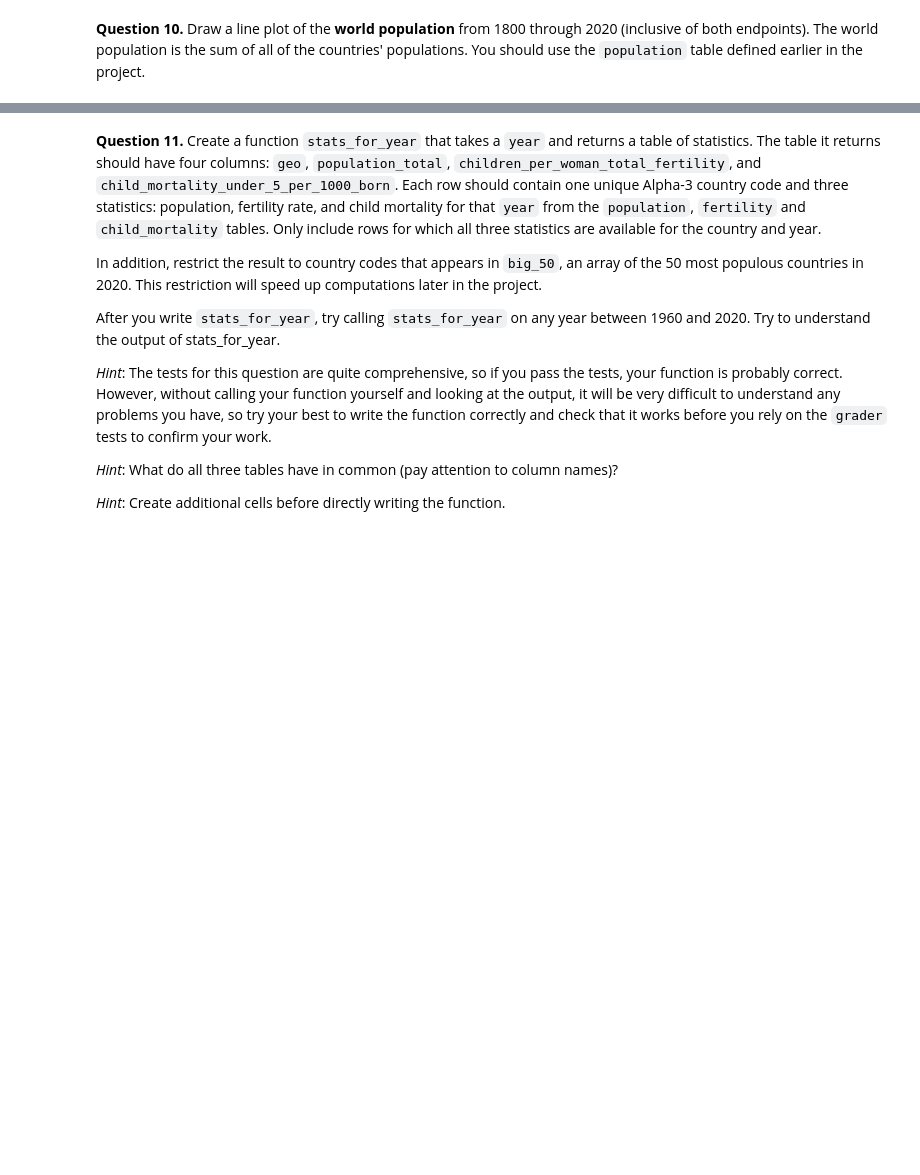
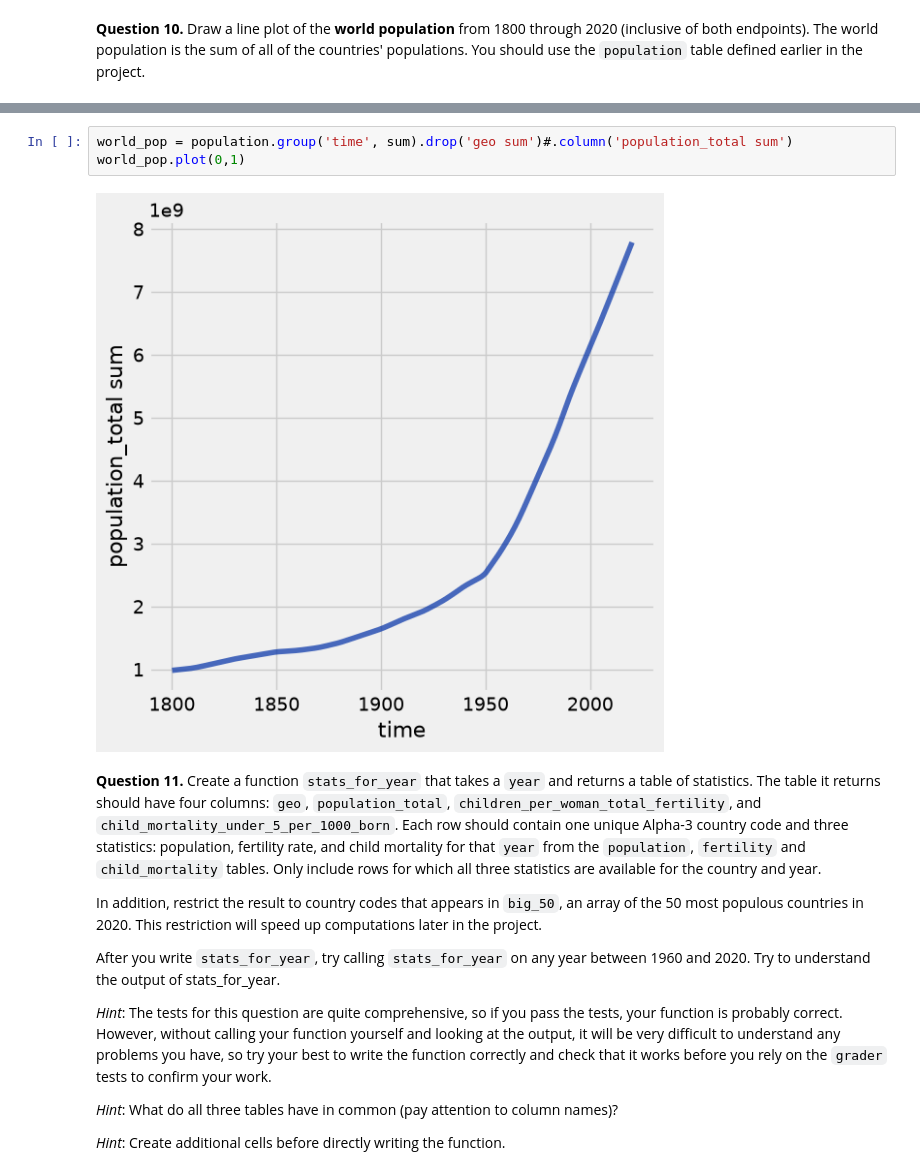
Before and after one commit to morreyy/ellwood-morrell-introF26, a Jupyter notebook: FOR GITHUB/Project 1/project1.ipynb, the cells around one changed output, grey strips where cells are left out. Cells and saved outputs as stored; diff of their text form; blank space fills up the shorter version.

```diff
--- a/FOR GITHUB/Project 1/project1.ipynb
+++ b/FOR GITHUB/Project 1/project1.ipynb
@@ -396,3 +401,8 @@ grader.check("q1_9")
+# %%
+world_pop = population.group('time', sum).drop('geo sum')#.column('population_total sum')
+world_pop.plot(0,1)
+# %% [output]
+[figure, added]
 # %% [markdown]
 <!-- END QUESTION -->
 
```
Also changed, not shown: parts of 26 cells of this notebook, 1 other file.
